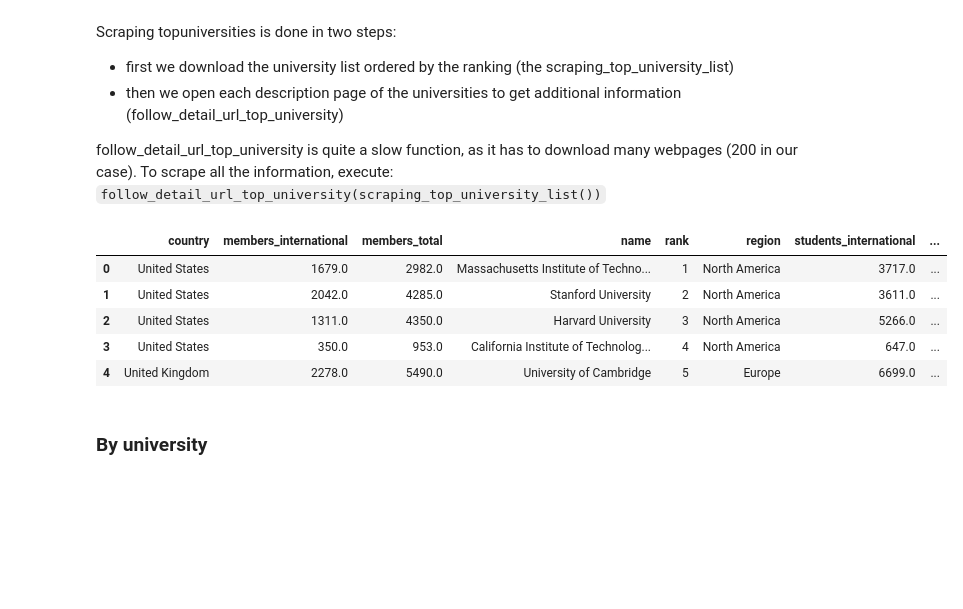
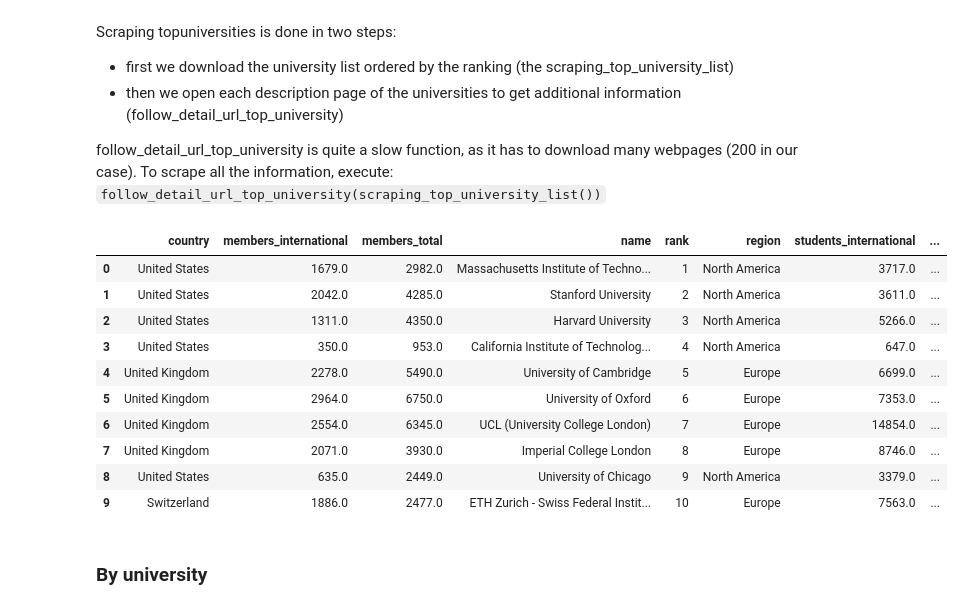
Before and after one commit to Polymere/ADA_Group, a Jupyter notebook: Homework/02 - Data from the Web/Scraping.ipynb, the cells around one changed output. Cells and saved outputs as stored; diff of their text form; code cells hidden in the pictures; blank space fills up the shorter version.

```diff
--- a/Homework/02 - Data from the Web/Scraping.ipynb
+++ b/Homework/02 - Data from the Web/Scraping.ipynb
@@ -132,14 +132,19 @@ df_top_university = pd.DataFrame(top_university_data)
 # %%
 df_top_university['ratio_faculty']=df_top_university['members_total'].div(df_top_university['students_total'])
 df_top_university['ratio_international']=df_top_university['students_international'].div(df_top_university['students_total'])
-df_top_university.head()
+df_top_university.head(10)
 # %% [output]
 |  | country | members_international | members_total | name | rank | region | students_international | ... |
 | 0 | United States | 1679.0 | 2982.0 | Massachusetts Institute of Techno... | 1 | North America | 3717.0 | ... |
 | 1 | United States | 2042.0 | 4285.0 | Stanford University | 2 | North America | 3611.0 | ... |
 | 2 | United States | 1311.0 | 4350.0 | Harvard University | 3 | North America | 5266.0 | ... |
 | 3 | United States | 350.0 | 953.0 | California Institute of Technolog... | 4 | North America | 647.0 | ... |
 | 4 | United Kingdom | 2278.0 | 5490.0 | University of Cambridge | 5 | Europe | 6699.0 | ... |
+| 5 | United Kingdom | 2964.0 | 6750.0 | University of Oxford | 6 | Europe | 7353.0 | ... |
+| 6 | United Kingdom | 2554.0 | 6345.0 | UCL (University College London) | 7 | Europe | 14854.0 | ... |
+| 7 | United Kingdom | 2071.0 | 3930.0 | Imperial College London | 8 | Europe | 8746.0 | ... |
+| 8 | United States | 635.0 | 2449.0 | University of Chicago | 9 | North America | 3379.0 | ... |
+| 9 | Switzerland | 1886.0 | 2477.0 | ETH Zurich - Swiss Federal Instit... | 10 | Europe | 7563.0 | ... |
 # %%
 df_top_university.to_pickle('topuniversities.xz')
 # %% [markdown]
```
Also changed, not shown: parts of 11 cells of this notebook.
